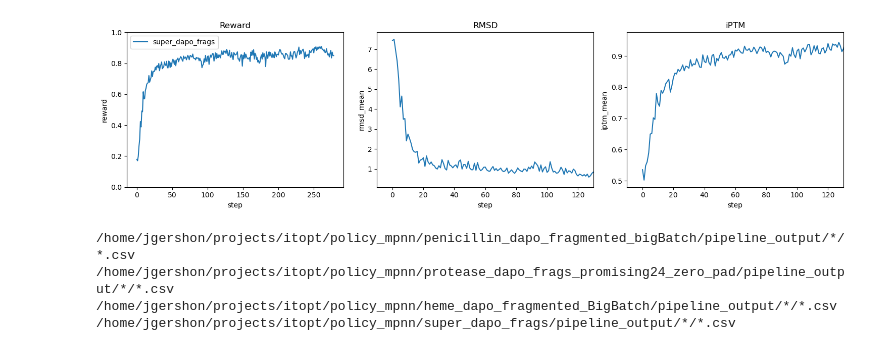
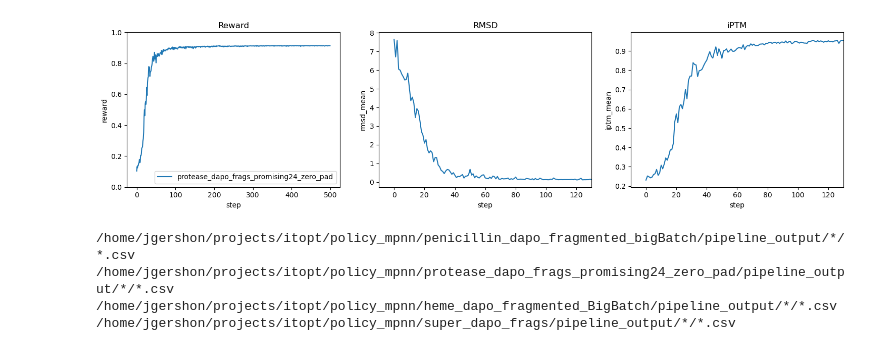
Before and after one commit to 0merle0/cleo, a Jupyter notebook: reinforced_mpnn/notebooks/policy_dev.ipynb, the cells around one changed output. Drawn from its saved outputs; the diff is of its cells as text; code cells hidden in the pictures.

```diff
--- a/reinforced_mpnn/notebooks/policy_dev.ipynb
+++ b/reinforced_mpnn/notebooks/policy_dev.ipynb
@@ -104,36 +104,36 @@ to_plot = [
     # ("protease_dapo_frags_iptm_only", "protease_dapo_frags_iptm_only"),
     # ("protease_dapo_frags_less_atoms", "protease_dapo_frags_less_atoms"),
     # ("protease_dapo_frags_fixB", "protease_dapo_frags_fixB"),
     # ("protease_dapo_frags_promising14", "protease_dapo_frags_promising14"),
 
 
     # ("protease_dapo_frags_promising14_zero_pad", "protease_dapo_frags_promising14_zero_pad"),
-    # ("protease_dapo_frags_promising24_zero_pad", "protease_dapo_frags_promising24_zero_pad"),
+    ("protease_dapo_frags_promising24_zero_pad", "protease_dapo_frags_promising24_zero_pad"),
 
 
 
 
 
     # SUPER
-    ("super_dapo_frags", "super_dapo_frags"),
+    # ("super_dapo_frags", "super_dapo_frags"),
 
 
 
 
 ]
 
 for p in to_plot:
     plot_metrics(p[0], p[1], base_path=base_path, fig=fig, ax=ax)
 
 ax[1].set_xlim(-10,130)
 ax[2].set_xlim(-10,130)
 ax[1].legend().set_visible(False)
 ax[2].legend().set_visible(False)
 
 
 plt.tight_layout()
 # %% [output]
-[figure, old version]
+[figure, new version]
 # %%
 
 def get_stepwise_diversity(folder, base_path=base_path):
```
Also changed, not shown: 5 other files.
